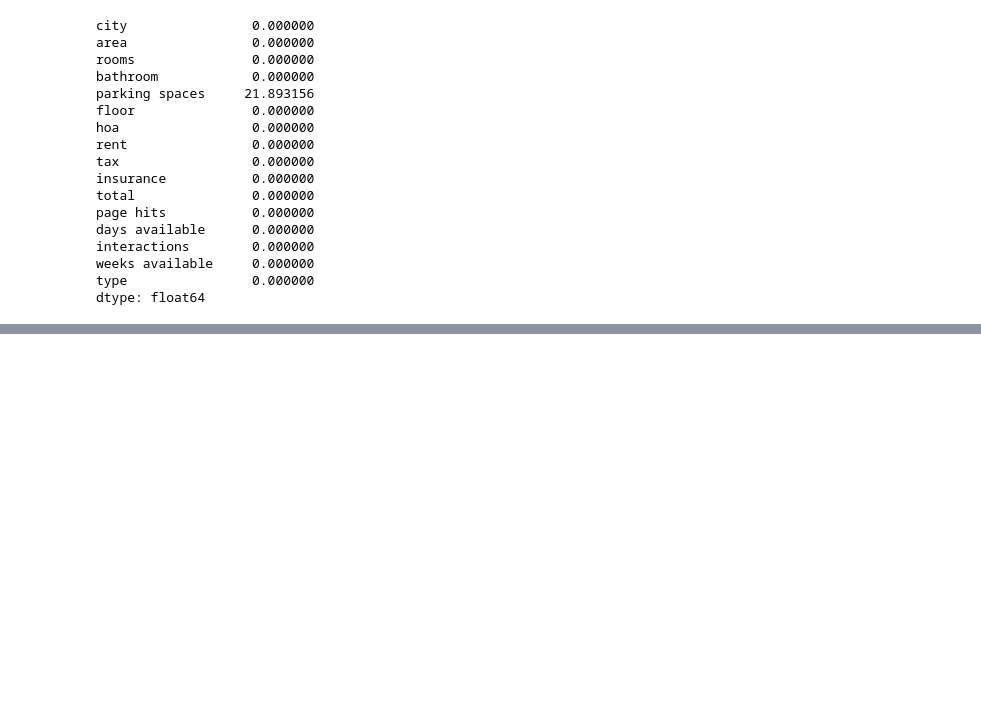
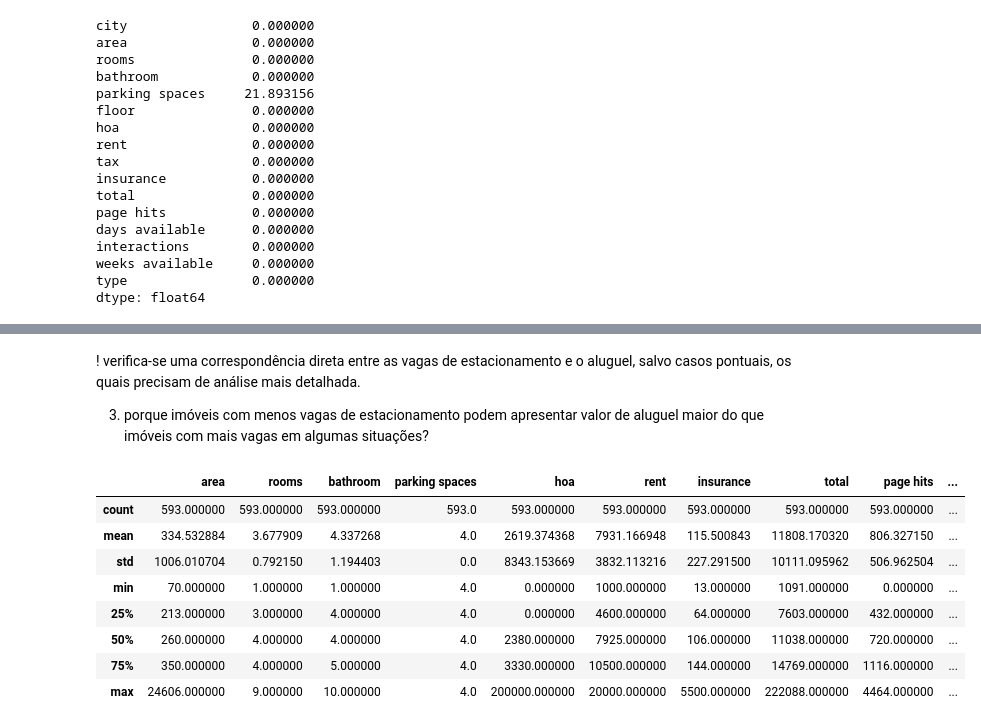
Before and after one commit to cleber-lamartine/projeto_ada_1715, a Jupyter notebook: projeto1715.ipynb, the cells around one changed output, grey strips where cells are left out. Drawn from its saved outputs; the diff is of its cells as text; code cells hidden in the pictures; blank space fills up the shorter version.

```diff
--- a/projeto1715.ipynb
+++ b/projeto1715.ipynb
@@ -98,0 +100,16 @@ casas_filtrada.groupby('parking spaces').agg({'rent': 'mean'})
+# %% [markdown]
+! verifica-se uma correspondência direta entre as vagas de estacionamento e o aluguel, salvo casos pontuais, os quais precisam de análise mais detalhada.
+
+3) porque imóveis com menos vagas de estacionamento podem apresentar valor de aluguel maior do que imóveis com mais vagas em algumas situações?
+# %%
+casas_filtrada[casas_filtrada["parking spaces"] == 4].describe()
+# %% [output]
+|  | area | rooms | bathroom | parking spaces | hoa | rent | insurance | total | page hits | ... |
+| count | 593.000000 | 593.000000 | 593.000000 | 593.0 | 593.000000 | 593.000000 | 593.000000 | 593.000000 | 593.000000 | ... |
+| mean | 334.532884 | 3.677909 | 4.337268 | 4.0 | 2619.374368 | 7931.166948 | 115.500843 | 11808.170320 | 806.327150 | ... |
+| std | 1006.010704 | 0.792150 | 1.194403 | 0.0 | 8343.153669 | 3832.113216 | 227.291500 | 10111.095962 | 506.962504 | ... |
+| min | 70.000000 | 1.000000 | 1.000000 | 4.0 | 0.000000 | 1000.000000 | 13.000000 | 1091.000000 | 0.000000 | ... |
+| 25% | 213.000000 | 3.000000 | 4.000000 | 4.0 | 0.000000 | 4600.000000 | 64.000000 | 7603.000000 | 432.000000 | ... |
+| 50% | 260.000000 | 4.000000 | 4.000000 | 4.0 | 2380.000000 | 7925.000000 | 106.000000 | 11038.000000 | 720.000000 | ... |
+| 75% | 350.000000 | 4.000000 | 5.000000 | 4.0 | 3330.000000 | 10500.000000 | 144.000000 | 14769.000000 | 1116.000000 | ... |
+| max | 24606.000000 | 9.000000 | 10.000000 | 4.0 | 200000.000000 | 20000.000000 | 5500.000000 | 222088.000000 | 4464.000000 | ... |
```
Also changed, not shown: parts of 27 cells of this notebook.
